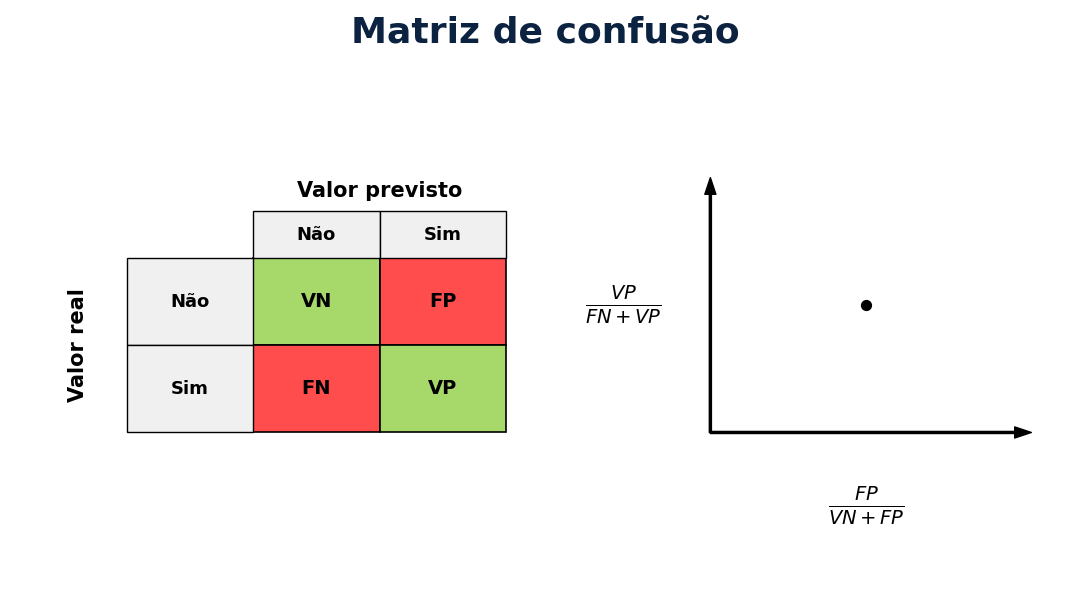
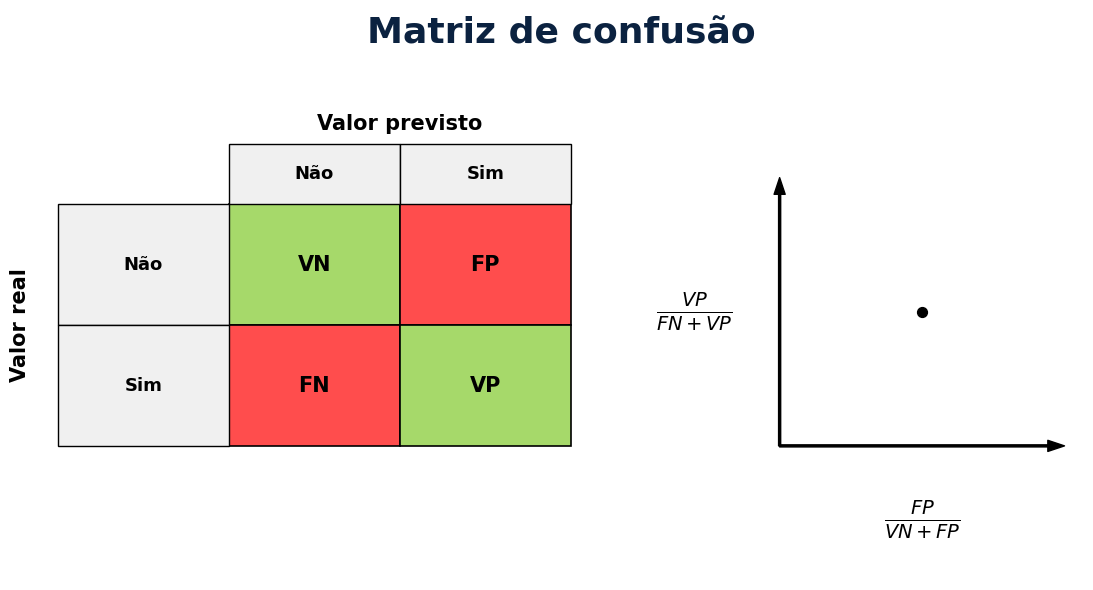
The notebook cell's code change between the first figure and the second:
--- before
+++ after
@@ -2,54 +2,66 @@
 import matplotlib.patches as patches
 
-# Configuração da figura (tamanho horizontal expandido para caber os dois lados)
+# Configuração da figura (tamanho horizontal mantido para o equilíbrio dos lados)
 fig, ax = plt.subplots(figsize=(11, 6))
 
-# Cores oficiais atualizadas
+# Cores oficiais do slide
 cor_acerto = '#a6d96a'     # Verde claro (VN / VP)
 cor_erro = '#ff4d4d'       # Vermelho vivo (FP / FN)
 cor_titulo = '#0b2240'     # Azul escuro
 
-# Título Principal (Centralizado no topo do gráfico inteiro)
+# Título Principal (Centralizado)
 ax.text(5.5, 9.0, 'Matriz de confusão', fontsize=26, fontweight='bold', color=cor_titulo, ha='center')
 
 # =========================================================================
-# LADO ESQUERDO: MATRIZ DE CONFUSÃO (ALINHADA E CENTRALIZADA)
+# LADO ESQUERDO: MATRIZ DE CONFUSÃO (PROPORÇÃO AUMENTADA)
 # =========================================================================
+
+# Tamanho dos blocos aumentado de 1.3 para 1.8
+tamanho_bloco = 1.8
+tamanho_rotulo_h = 0.9
+
+# Posições de referência para o novo alinhamento
+x_col1 = 2.0
+x_col2 = x_col1 + tamanho_bloco  # 3.8
+y_linha2 = 3.0
+y_linha1 = y_linha2 + tamanho_bloco  # 4.8
 
 # Quadrantes Principais
 # VN (Verde)
-ax.add_patch(patches.Rectangle((2.5, 4.5), 1.3, 1.3, edgecolor='black', facecolor=cor_acerto, lw=1.2))
-ax.text(3.15, 5.15, 'VN', fontsize=14, fontweight='bold', ha='center', va='center', color='black')
+ax.add_patch(patches.Rectangle((x_col1, y_linha1), tamanho_bloco, tamanho_bloco, edgecolor='black', facecolor=cor_acerto, lw=1.2))
+ax.text(x_col1 + tamanho_bloco/2, y_linha1 + tamanho_bloco/2, 'VN', fontsize=15, fontweight='bold', ha='center', va='center')
 
-# FP (Vermelho com letra Preta)
-ax.add_patch(patches.Rectangle((3.8, 4.5), 1.3, 1.3, edgecolor='black', facecolor=cor_erro, lw=1.2))
-ax.text(4.45, 5.15, 'FP', fontsize=14, fontweight='bold', ha='center', va='center', color='black')
+# FP (Vermelho)
+ax.add_patch(patches.Rectangle((x_col2, y_linha1), tamanho_bloco, tamanho_bloco, edgecolor='black', facecolor=cor_erro, lw=1.2))
+ax.text(x_col2 + tamanho_bloco/2, y_linha1 + tamanho_bloco/2, 'FP', fontsize=15, fontweight='bold', ha='center', va='center')
 
-# FN (Vermelho com letra Preta)
-ax.add_patch(patches.Rectangle((2.5, 3.2), 1.3, 1.3, edgecolor='black', facecolor=cor_erro, lw=1.2))
-ax.text(3.15, 3.85, 'FN', fontsize=14, fontweight='bold', ha='center', va='center', color='black')
+# FN (Vermelho)
+ax.add_patch(patches.Rectangle((x_col1, y_linha2), tamanho_bloco, tamanho_bloco, edgecolor='black', facecolor=cor_erro, lw=1.2))
+ax.text(x_col1 + tamanho_bloco/2, y_linha2 + tamanho_bloco/2, 'FN', fontsize=15, fontweight='bold', ha='center', va='center')
 
 # VP (Verde)
-ax.add_patch(patches.Rectangle((3.8, 3.2), 1.3, 1.3, edgecolor='black', facecolor=cor_acerto, lw=1.2))
-ax.text(4.45, 3.85, 'VP', fontsize=14, fontweight='bold', ha='center', va='center', color='black')
+ax.add_patch(patches.Rectangle((x_col2, y_linha2), tamanho_bloco, tamanho_bloco, edgecolor='black', facecolor=cor_acerto, lw=1.2))
+ax.text(x_col2 + tamanho_bloco/2, y_linha2 + tamanho_bloco/2, 'VP', fontsize=15, fontweight='bold', ha='center', va='center')
 
 # Rótulos de "Não" e "Sim"
 # Colunas (Valor previsto)
-ax.add_patch(patches.Rectangle((2.5, 5.8), 1.3, 0.7, edgecolor='black', facecolor='#f0f0f0', lw=1))
-ax.text(3.15, 6.15, 'Não', fontsize=13, fontweight='bold', ha='center', va='center')
+y_previsto_topo = y_linha1 + tamanho_bloco
+ax.add_patch(patches.Rectangle((x_col1, y_previsto_topo), tamanho_bloco, tamanho_rotulo_h, edgecolor='black', facecolor='#f0f0f0', lw=1))
+ax.text(x_col1 + tamanho_bloco/2, y_previsto_topo + tamanho_rotulo_h/2, 'Não', fontsize=13, fontweight='bold', ha='center', va='center')
 
-ax.add_patch(patches.Rectangle((3.8, 5.8), 1.3, 0.7, edgecolor='black', facecolor='#f0f0f0', lw=1))
-ax.text(4.45, 6.15, 'Sim', fontsize=13, fontweight='bold', ha='center', va='center')
+ax.add_patch(patches.Rectangle((x_col2, y_previsto_topo), tamanho_bloco, tamanho_rotulo_h, edgecolor='black', facecolor='#f0f0f0', lw=1))
+ax.text(x_col2 + tamanho_bloco/2, y_previsto_topo + tamanho_rotulo_h/2, 'Sim', fontsize=13, fontweight='bold', ha='center', va='center')
 
 # Linhas (Valor real)
-ax.add_patch(patches.Rectangle((1.2, 4.5), 1.3, 1.3, edgecolor='black', facecolor='#f0f0f0', lw=1))
-ax.text(1.85, 5.15, 'Não', fontsize=13, fontweight='bold', ha='center', va='center')
+x_real_esquerda = x_col1 - tamanho_bloco
+ax.add_patch(patches.Rectangle((x_real_esquerda, y_linha1), tamanho_bloco, tamanho_bloco, edgecolor='black', facecolor='#f0f0f0', lw=1))
+ax.text(x_real_esquerda + tamanho_bloco/2, y_linha1 + tamanho_bloco/2, 'Não', fontsize=13, fontweight='bold', ha='center', va='center')
 
-ax.add_patch(patches.Rectangle((1.2, 3.2), 1.3, 1.3, edgecolor='black', facecolor='#f0f0f0', lw=1))
-ax.text(1.85, 3.85, 'Sim', fontsize=13, fontweight='bold', ha='center', va='center')
+ax.add_patch(patches.Rectangle((x_real_esquerda, y_linha2), tamanho_bloco, tamanho_bloco, edgecolor='black', facecolor='#f0f0f0', lw=1))
+ax.text(x_real_esquerda + tamanho_bloco/2, y_linha2 + tamanho_bloco/2, 'Sim', fontsize=13, fontweight='bold', ha='center', va='center')
 
-# TEXTOS INDICADORES TOTALMENTE CENTRALIZADOS:
-ax.text(3.8, 6.8, 'Valor previsto', fontsize=15, fontweight='bold', ha='center', va='center')
-ax.text(0.7, 4.5, 'Valor real', fontsize=15, fontweight='bold', rotation=90, ha='center', va='center')
+# Textos Indicadores dos Eixos (Centralizados com base no novo tamanho)
+ax.text(x_col1 + tamanho_bloco, y_previsto_topo + tamanho_rotulo_h + 0.3, 'Valor previsto', fontsize=15, fontweight='bold', ha='center', va='center')
+ax.text(x_real_esquerda - 0.4, y_linha2 + tamanho_bloco, 'Valor real', fontsize=15, fontweight='bold', rotation=90, ha='center', va='center')
 
 # =========================================================================
@@ -57,16 +69,16 @@
 # =========================================================================
 
-# Desenho das Setas dos Eixos (X e Y)
-ax.annotate('', xy=(7.2, 7.0), xytext=(7.2, 3.2), arrowprops=dict(facecolor='black', width=1.5, headwidth=8, shrink=0))
-ax.annotate('', xy=(10.5, 3.2), xytext=(7.2, 3.2), arrowprops=dict(facecolor='black', width=1.5, headwidth=8, shrink=0))
+# Ajustamos o início do gráfico cartesiano um pouco mais para a direita (X=7.8) para dar espaço à matriz maior
+ax.annotate('', xy=(7.8, 7.0), xytext=(7.8, 3.0), arrowprops=dict(facecolor='black', width=1.5, headwidth=8, shrink=0))
+ax.annotate('', xy=(10.8, 3.0), xytext=(7.8, 3.0), arrowprops=dict(facecolor='black', width=1.5, headwidth=8, shrink=0))
 
-# Ponto cartesiano isolado no meio do gráfico
-ax.scatter([8.8], [5.1], color='black', s=50, zorder=5)
+# Ponto cartesiano isolado
+ax.scatter([9.3], [5.0], color='black', s=50, zorder=5)
 
 # Fórmula Matemática do Eixo Y
-ax.text(6.3, 5.1, r'$\frac{VP}{FN + VP}$', fontsize=20, ha='center', va='center')
+ax.text(6.9, 5.0, r'$\frac{VP}{FN + VP}$', fontsize=20, ha='center', va='center')
 
 # Fórmula Matemática do Eixo X
-ax.text(8.8, 2.1, r'$\frac{FP}{VN + FP}$', fontsize=20, ha='center', va='center')
+ax.text(9.3, 1.9, r'$\frac{FP}{VN + FP}$', fontsize=20, ha='center', va='center')
 
 # =========================================================================

Commit: feat: adiciona diagramas conceituais da curva ROC e matriz de confusao